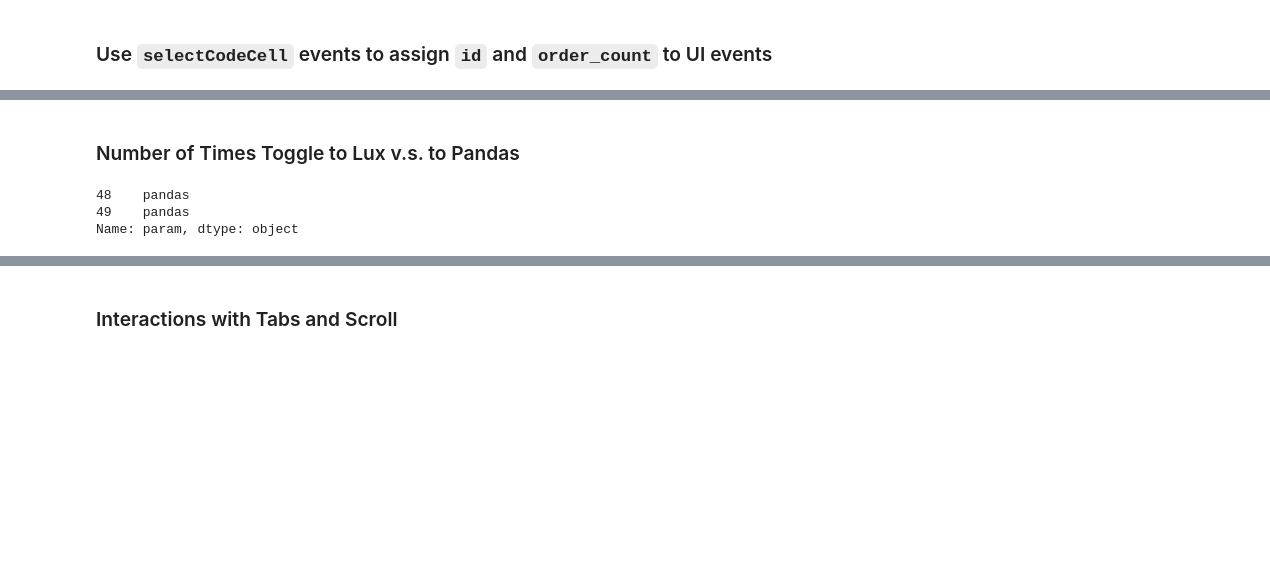
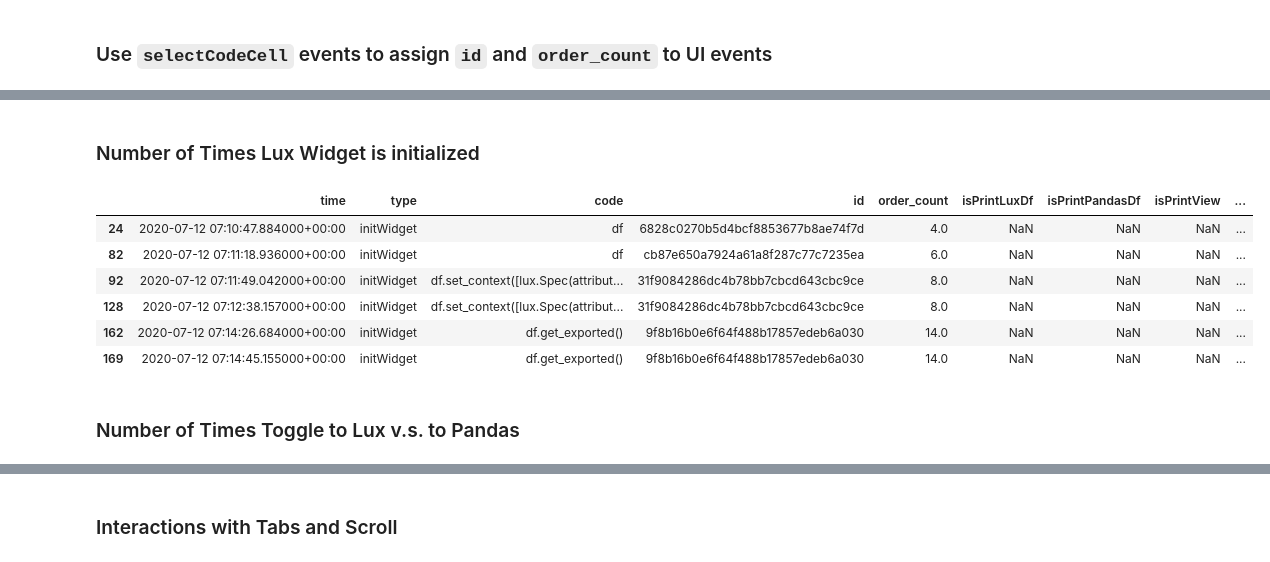
Before and after one commit to willeppy/lux-logger, a Jupyter notebook: analysis/Log Analysis.ipynb, the cells around one changed output, grey strips where cells are left out. Drawn from its saved outputs; the diff is of its cells as text; code cells hidden in the pictures; blank space fills up the shorter version.

```diff
--- a/analysis/Log Analysis.ipynb
+++ b/analysis/Log Analysis.ipynb
@@ -120,8 +106,21 @@ uiEventDf
+# %% [markdown]
+### Number of Times Lux Widget is initialized
+# %%
+init = uiEventDf[uiEventDf["type"]=='initWidget']
+# %%
+def filter_df_by_delta(df, timeDelta):
+    return df[df.time.diff()<timeDelta]
+# %%
+init =  filter_df_by_delta(init,"00:00:00.5")
+# %%
+init
+# %% [output]
+|  | time | type | code | id | order_count | isPrintLuxDf | isPrintPandasDf | isPrintView | ... |
+| 24 | 2020-07-12 07:10:47.884000+00:00 | initWidget | df | 6828c0270b5d4bcf8853677b8ae74f7d | 4.0 | NaN | NaN | NaN | ... |
+| 82 | 2020-07-12 07:11:18.936000+00:00 | initWidget | df | cb87e650a7924a61a8f287c77c7235ea | 6.0 | NaN | NaN | NaN | ... |
+| 92 | 2020-07-12 07:11:49.042000+00:00 | initWidget | df.set_context([lux.Spec(attribut... | 31f9084286dc4b78bb7cbcd643cbc9ce | 8.0 | NaN | NaN | NaN | ... |
+| 128 | 2020-07-12 07:12:38.157000+00:00 | initWidget | df.set_context([lux.Spec(attribut... | 31f9084286dc4b78bb7cbcd643cbc9ce | 8.0 | NaN | NaN | NaN | ... |
+| 162 | 2020-07-12 07:14:26.684000+00:00 | initWidget | df.get_exported() | 9f8b16b0e6f64f488b17857edeb6a030 | 14.0 | NaN | NaN | NaN | ... |
+| 169 | 2020-07-12 07:14:45.155000+00:00 | initWidget | df.get_exported() | 9f8b16b0e6f64f488b17857edeb6a030 | 14.0 | NaN | NaN | NaN | ... |
 # %% [markdown]
 ### Number of Times Toggle to Lux v.s. to Pandas
-# %%
-uiEventDf[uiEventDf["type"]=='toggleBtnClick'].param
-# %% [output]
-48    pandas
-49    pandas
-Name: param, dtype: object
```
Also changed, not shown: parts of 40 cells of this notebook, 1 other file.
